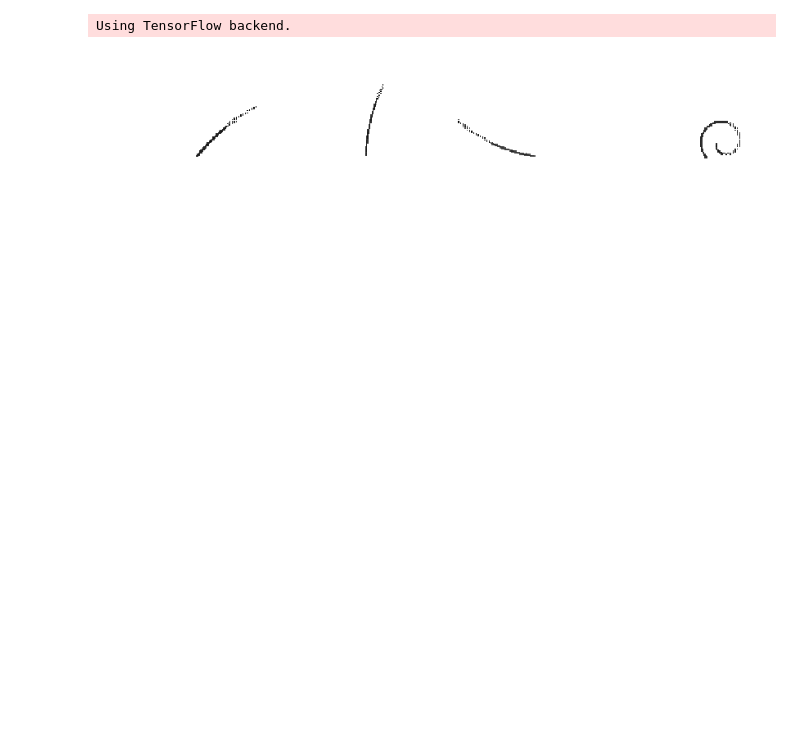
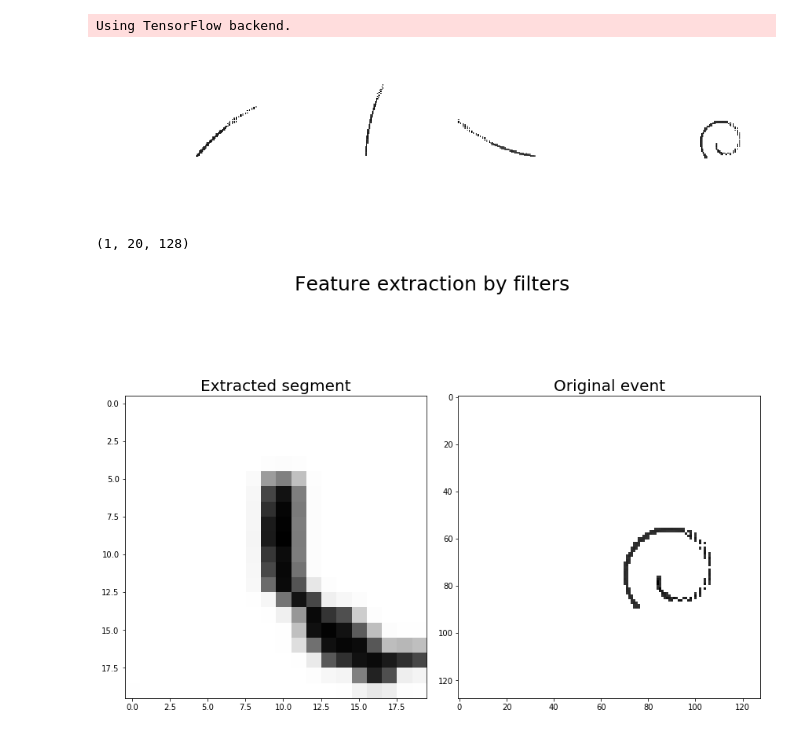
Before and after one commit to ATTPC/VAE-event-classification, a Jupyter notebook: notebooks/simulated_draw_tutorial.ipynb, the cells around one changed output. Saved outputs shown, nothing was run; the diff lists cells and outputs as text; code cells hidden in the pictures; blank space fills up the shorter version.

```diff
--- a/notebooks/simulated_draw_tutorial.ipynb
+++ b/notebooks/simulated_draw_tutorial.ipynb
@@ -33,4 +37,31 @@ og_events = [x_full[i].reshape(x_full[i].shape[0], x_full[i].shape[1]) for i in
 plt.show()
 # %% [output]
 [figure]
+# %%
+"""
+The attention parameter delta and the number of filters N
+determines the amount of data seen at each time-step.
+"""
+ref_event = og_events[3]
+gx = 85
+gy = 80
+sigma = 0.2
+delta = 0.8
+gamma = 1
+N = 20
+fb = filterbank(*x_full.shape[1:-1])
+Fx, Fy = fb.filters(gx, gy, sigma, delta, gamma, N)
+filtered = np.einsum("ijk, kl, lm->jm", Fy, ref_event, np.squeeze(np.transpose(Fx, [0, 2, 1])))
+
+fig, ax = plt.subplots(ncols=2, figsize=(12, 10))
+fig.suptitle("Feature extraction by filters", fontsize=25)
+ax[0].imshow(np.squeeze(filtered), cmap="Greys")
+ax[0].set_title("Extracted segment", fontsize=20)
+
+ax[1].imshow(ref_event,  cmap="Greys")
+ax[1].set_title("Original event", fontsize=20)
+plt.tight_layout()
+# %% [output]
+(1, 20, 128)
+[figure, added]
 # %%
```
Also changed, not shown: parts of 11 cells of this notebook, 14 other files.
